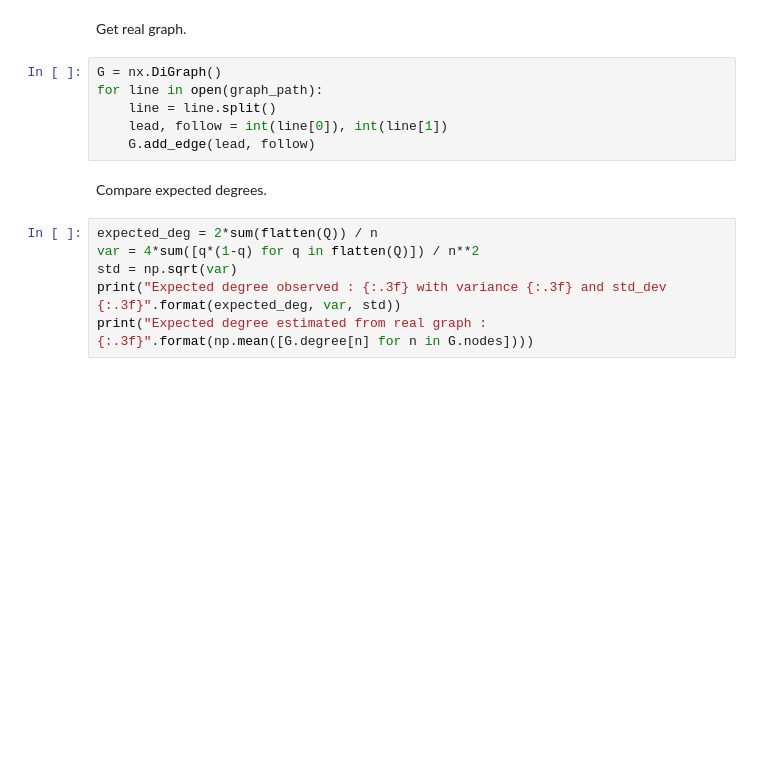
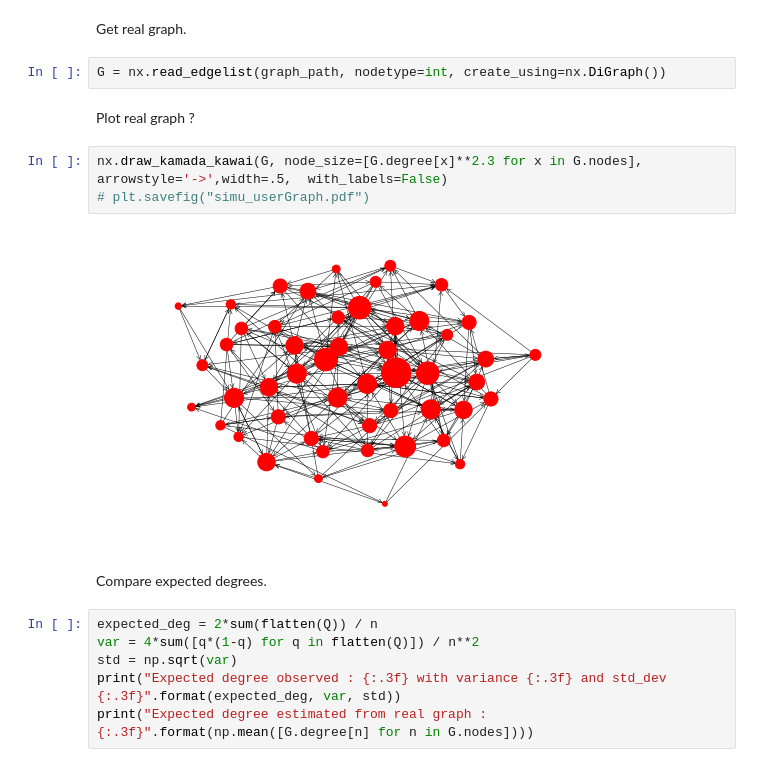
Before and after one commit to yokaiAG/Stage2019, a Jupyter notebook: Code/Newman_scalable_adaptiveW.ipynb, the cells around one changed output. Drawn from its saved outputs; the diff is of its cells as text; blank space fills up the shorter version.

```diff
--- a/Code/Newman_scalable_adaptiveW.ipynb
+++ b/Code/Newman_scalable_adaptiveW.ipynb
@@ -283,11 +282,14 @@ plt.show()
 # %% [markdown]
 Get real graph.
-# %%
-G = nx.DiGraph()
-for line in open(graph_path):
-    line = line.split()
-    lead, follow = int(line[0]), int(line[1])
-    G.add_edge(lead, follow)
+# %%
+G = nx.read_edgelist(graph_path, nodetype=int, create_using=nx.DiGraph())
+# %% [markdown]
+Plot real graph ?
+# %%
+nx.draw_kamada_kawai(G, node_size=[G.degree[x]**2.3 for x in G.nodes], arrowstyle='->',width=.5,  with_labels=False)
+# plt.savefig("simu_userGraph.pdf")
+# %% [output]
+[figure, added]
 # %% [markdown]
 Compare expected degrees.
 # %%
```
Also changed, not shown: parts of 19 cells of this notebook, 4 other files.
